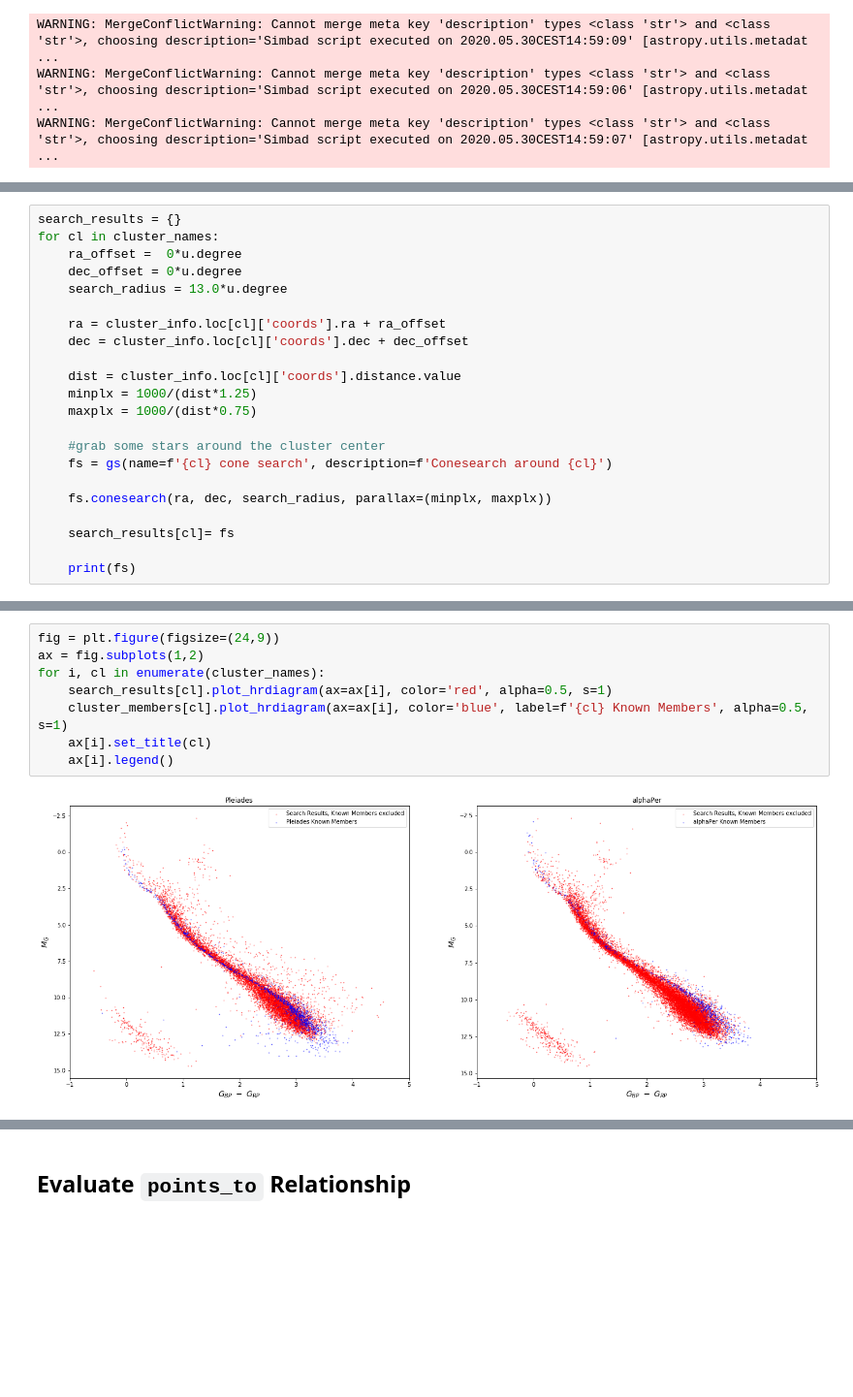
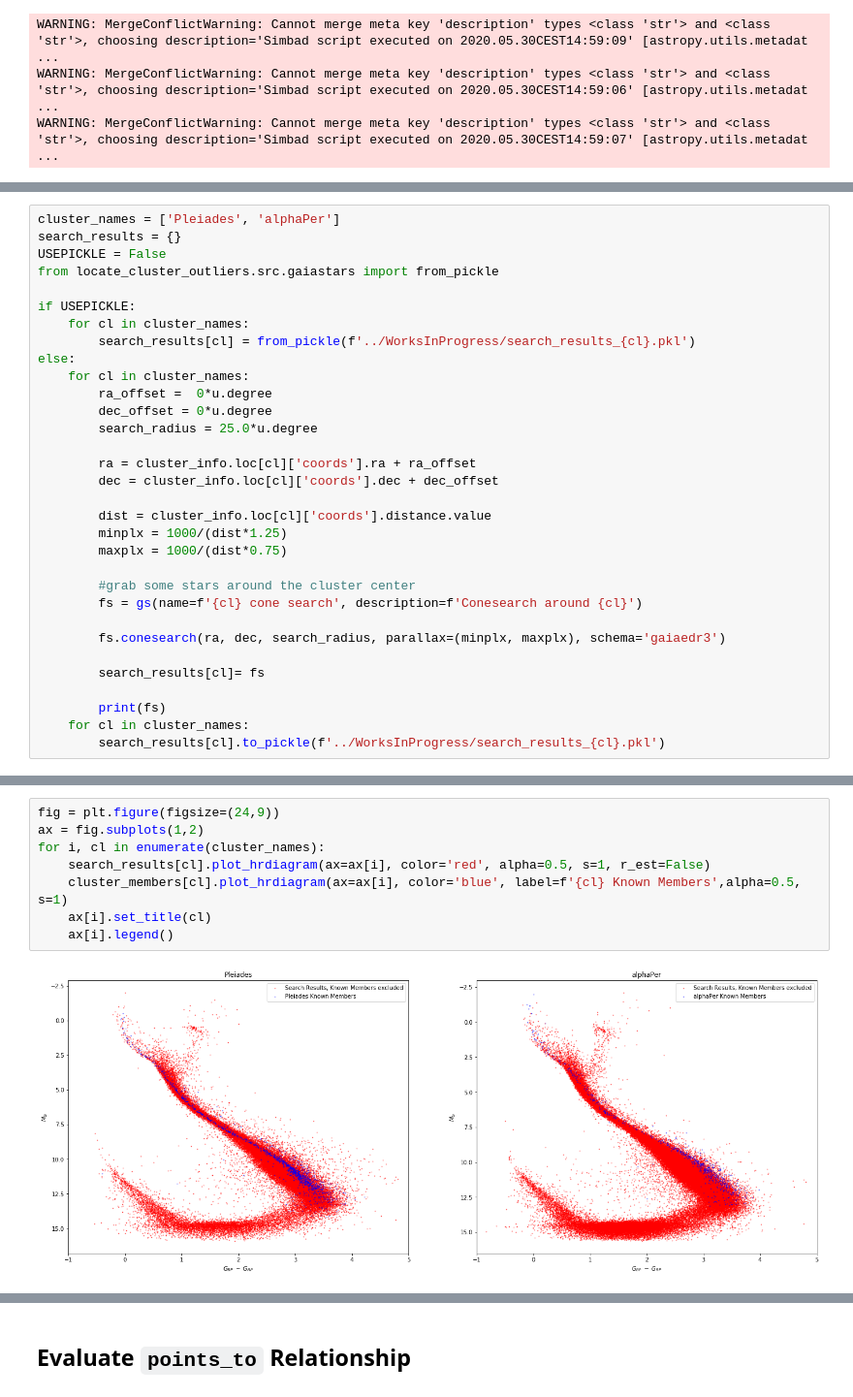
Before and after one commit to kevinmcmanus/runawaysearch, a Jupyter notebook: RunawaySearch.ipynb, the cells around one changed output, grey strips where cells are left out. Shown at 97% size. Drawn from its saved outputs; the diff is of its cells as text; blank space fills up the shorter version.

```diff
--- a/RunawaySearch.ipynb
+++ b/RunawaySearch.ipynb
@@ -63,24 +93,34 @@ WARNING: MergeConflictWarning: Cannot merge meta key 'description' types <class
 # %%
+cluster_names = ['Pleiades', 'alphaPer']
 search_results = {}
-for cl in cluster_names:
-    ra_offset =  0*u.degree
-    dec_offset = 0*u.degree
-    search_radius = 13.0*u.degree
+USEPICKLE = False
+from locate_cluster_outliers.src.gaiastars import from_pickle
 
-    ra = cluster_info.loc[cl]['coords'].ra + ra_offset
-    dec = cluster_info.loc[cl]['coords'].dec + dec_offset
+if USEPICKLE:
+    for cl in cluster_names:
+        search_results[cl] = from_pickle(f'../WorksInProgress/search_results_{cl}.pkl')
+else:
+    for cl in cluster_names:
+        ra_offset =  0*u.degree
+        dec_offset = 0*u.degree
+        search_radius = 25.0*u.degree
 
-    dist = cluster_info.loc[cl]['coords'].distance.value
-    minplx = 1000/(dist*1.25)
-    maxplx = 1000/(dist*0.75)
+        ra = cluster_info.loc[cl]['coords'].ra + ra_offset
+        dec = cluster_info.loc[cl]['coords'].dec + dec_offset
 
-    #grab some stars around the cluster center
-    fs = gs(name=f'{cl} cone search', description=f'Conesearch around {cl}')
+        dist = cluster_info.loc[cl]['coords'].distance.value
+        minplx = 1000/(dist*1.25)
+        maxplx = 1000/(dist*0.75)
 
-    fs.conesearch(ra, dec, search_radius, parallax=(minplx, maxplx))
+        #grab some stars around the cluster center
+        fs = gs(name=f'{cl} cone search', description=f'Conesearch around {cl}')
 
-    search_results[cl]= fs
+        fs.conesearch(ra, dec, search_radius, parallax=(minplx, maxplx), schema='gaiaedr3')
 
-    print(fs)
+        search_results[cl]= fs
+
+        print(fs)
+    for cl in cluster_names:
+        search_results[cl].to_pickle(f'../WorksInProgress/search_results_{cl}.pkl')
 # %% [output]
 INFO: Query finished. [astroquery.utils.tap.core]
@@ -110,10 +150,10 @@ Name: which, dtype: int64
 # %%
 fig = plt.figure(figsize=(24,9))
 ax = fig.subplots(1,2)
 for i, cl in enumerate(cluster_names):
-    search_results[cl].plot_hrdiagram(ax=ax[i], color='red', alpha=0.5, s=1)
-    cluster_members[cl].plot_hrdiagram(ax=ax[i], color='blue', label=f'{cl} Known Members', alpha=0.5, s=1)
+    search_results[cl].plot_hrdiagram(ax=ax[i], color='red', alpha=0.5, s=1, r_est=False)
+    cluster_members[cl].plot_hrdiagram(ax=ax[i], color='blue', label=f'{cl} Known Members',alpha=0.5, s=1)
     ax[i].set_title(cl)
     ax[i].legend()
 # %% [output]
-[figure, old version]
+[figure, new version]
```
Also changed, not shown: parts of 35 cells of this notebook, 4 other files.
